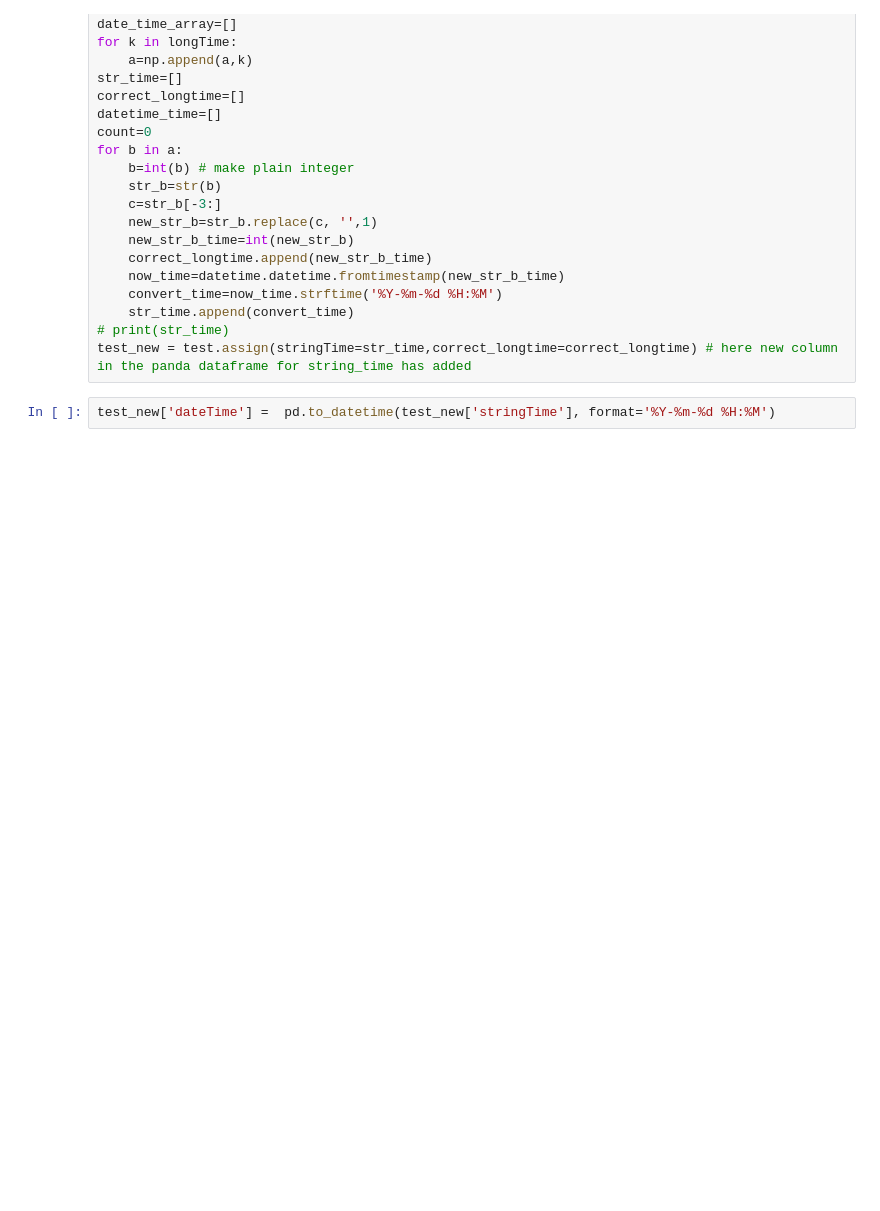
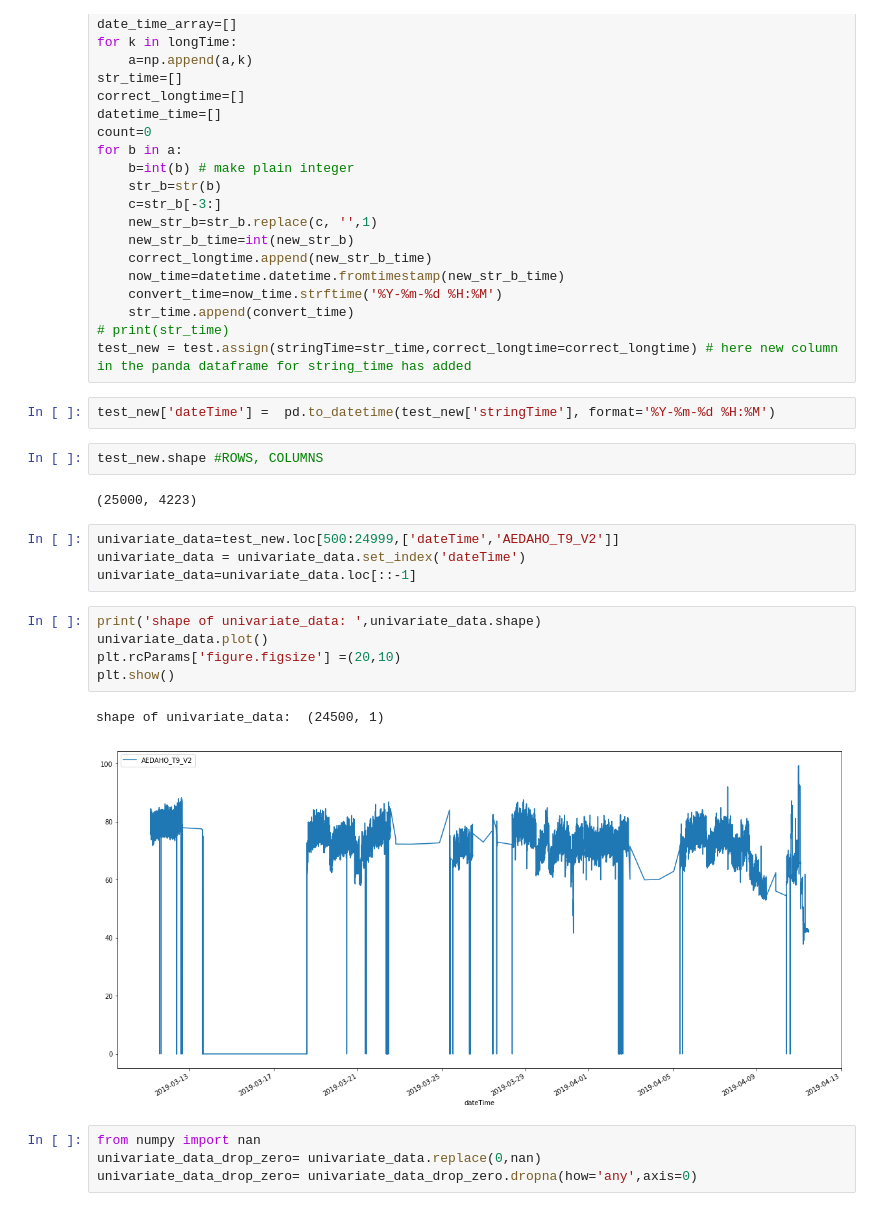
Before and after one commit to atifkarim/Time-Series-Forecasting-Using-Machine-Learning-Algorithm, a Jupyter notebook: forecasting_with_LSTM_univariate_data.ipynb, the cells around one changed output. Drawn from its saved outputs; the diff is of its cells as text; blank space fills up the shorter version.

```diff
--- a/forecasting_with_LSTM_univariate_data.ipynb
+++ b/forecasting_with_LSTM_univariate_data.ipynb
@@ -33,3 +35,23 @@ for b in a:
 test_new = test.assign(stringTime=str_time,correct_longtime=correct_longtime) # here new column in the panda dataframe for string_time has added
 # %%
 test_new['dateTime'] =  pd.to_datetime(test_new['stringTime'], format='%Y-%m-%d %H:%M')
+# %%
+test_new.shape #ROWS, COLUMNS
+# %% [output]
+(25000, 4223)
+# %%
+univariate_data=test_new.loc[500:24999,['dateTime','AEDAHO_T9_V2']]
+univariate_data = univariate_data.set_index('dateTime')
+univariate_data=univariate_data.loc[::-1]
+# %%
+print('shape of univariate_data: ',univariate_data.shape)
+univariate_data.plot()
+plt.rcParams['figure.figsize'] =(20,10)
+plt.show()
+# %% [output]
+shape of univariate_data:  (24500, 1)
+[figure, added]
+# %%
+from numpy import nan
+univariate_data_drop_zero= univariate_data.replace(0,nan)
+univariate_data_drop_zero= univariate_data_drop_zero.dropna(how='any',axis=0)
```
Also changed, not shown: parts of 17 cells of this notebook.
